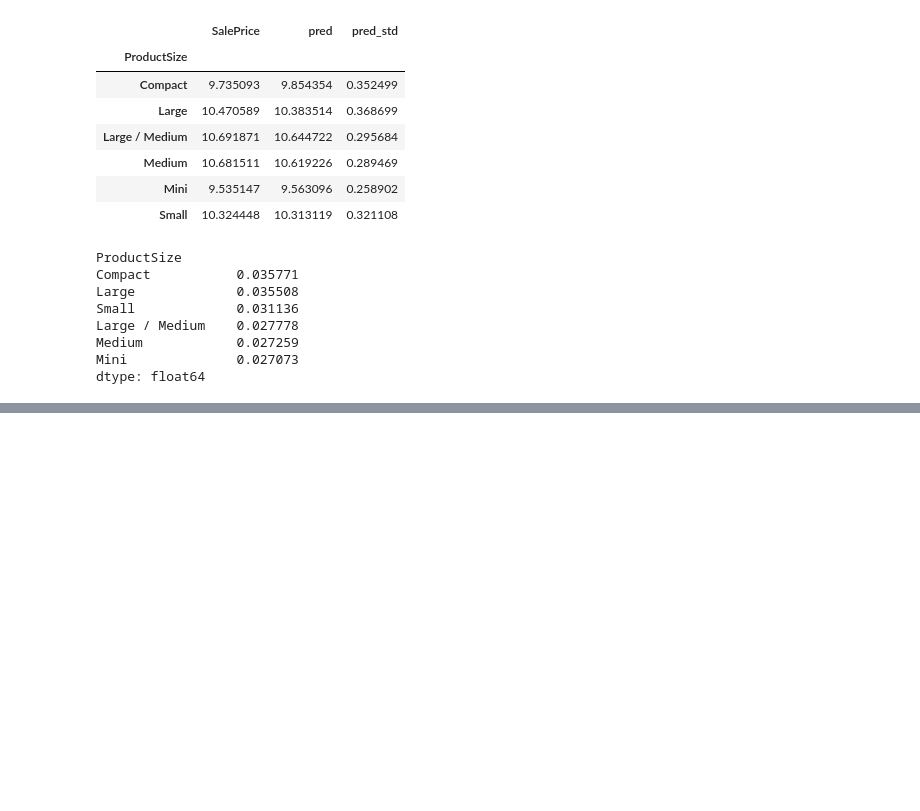
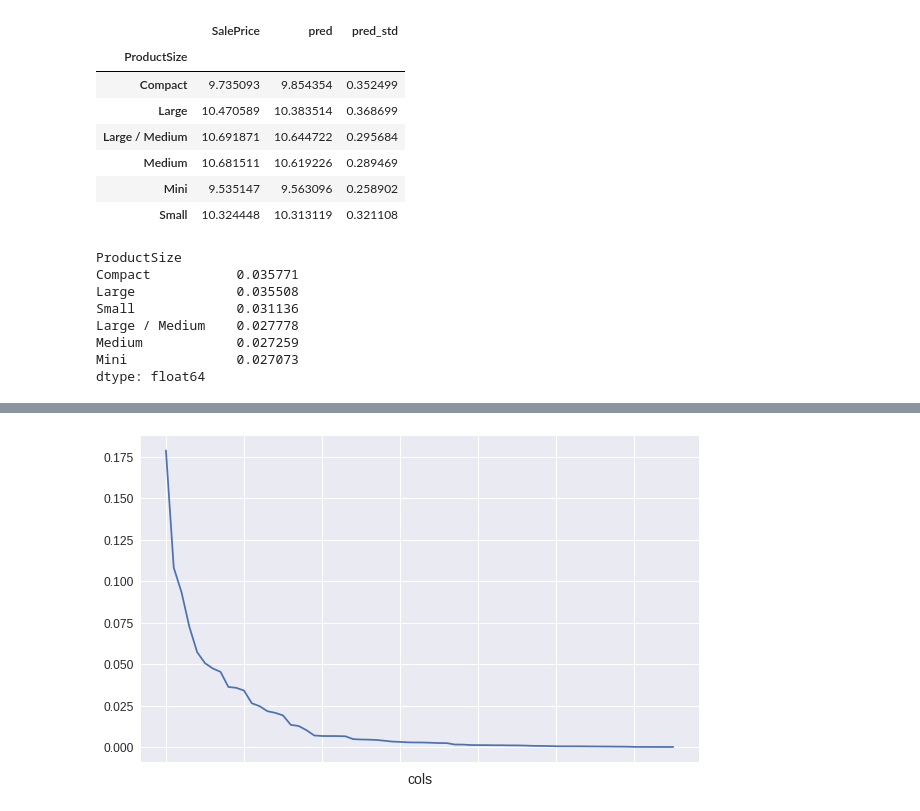
Before and after one commit to ssttv/ml-resources, a Jupyter notebook: fastai_rf_interpretation.ipynb, the cells around one changed output, grey strips where cells are left out. Cells and saved outputs as stored; diff of their text form; code cells hidden in the pictures; blank space fills up the shorter version.

```diff
--- a/fastai_rf_interpretation.ipynb
+++ b/fastai_rf_interpretation.ipynb
@@ -214,3 +179,5 @@ Large / Medium    0.027778
 Medium            0.027259
 Mini              0.027073
 dtype: float64
+# %%
+fi = rf_feat_importance(m, df_trn); fi[:10]
@@ -216,0 +196,4 @@ dtype: float64
+# %%
+fi.plot('cols', 'imp', figsize=(10,6), legend=False);
+# %% [output]
+[figure, added]
```
Also changed, not shown: parts of 12 cells of this notebook.
